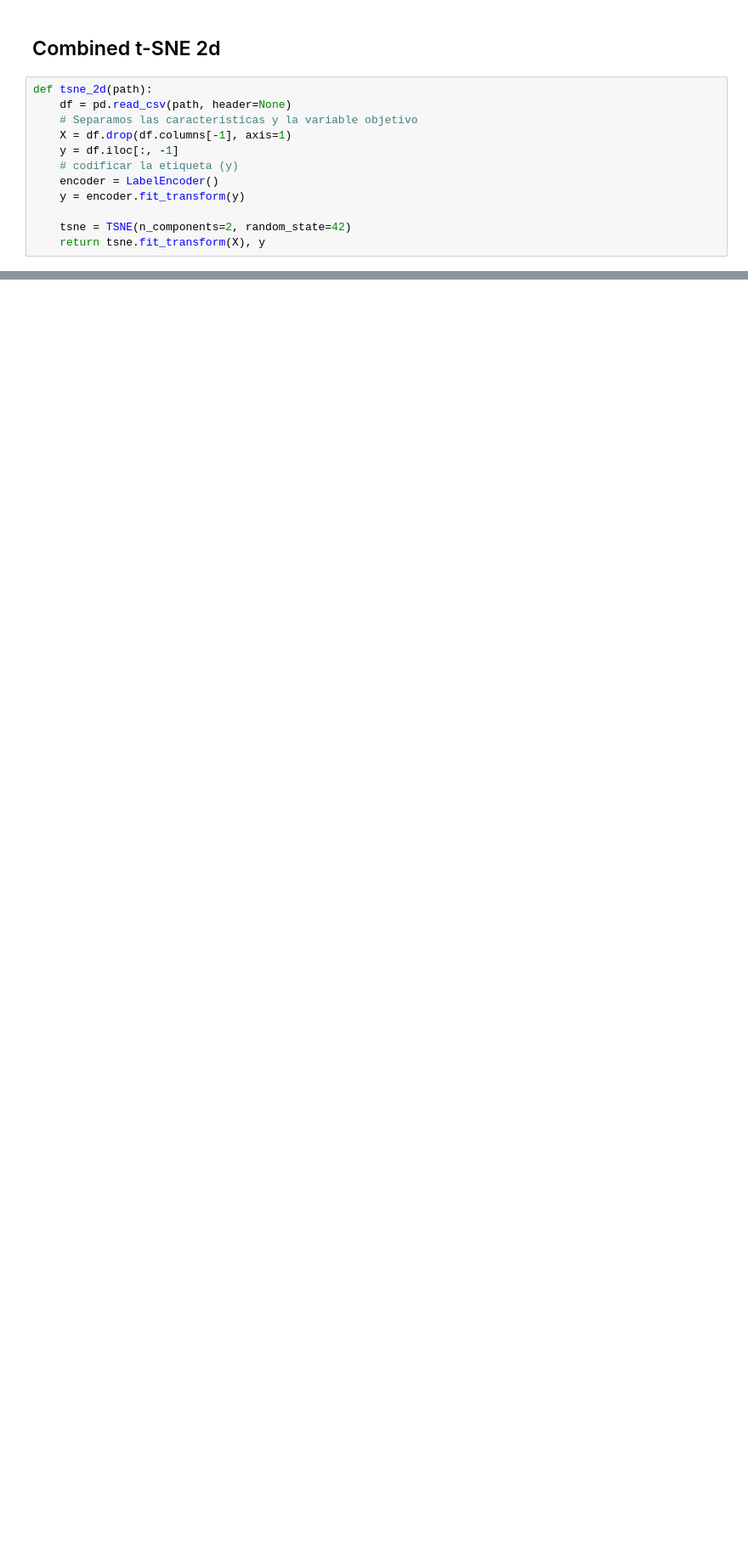
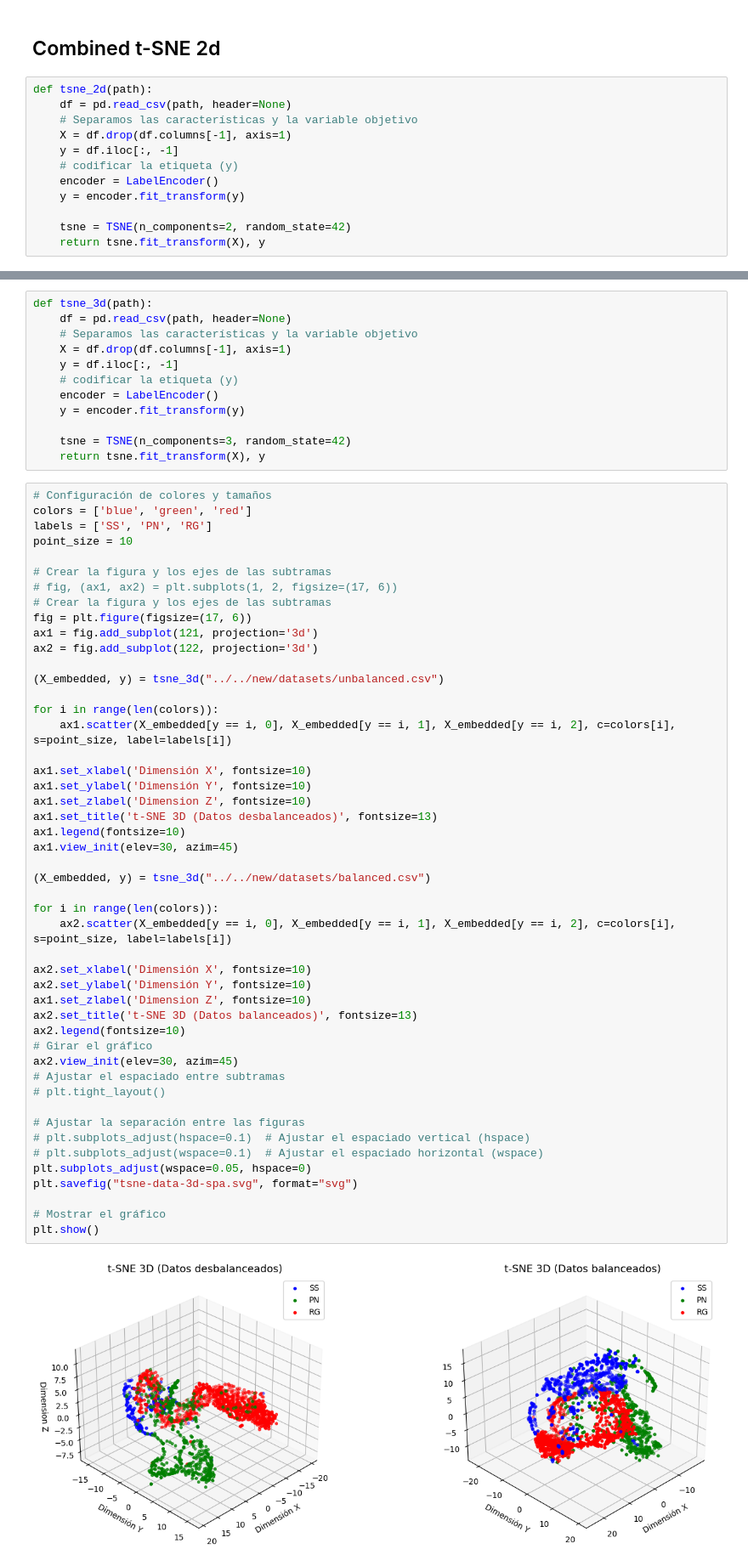
Before and after one commit to opcruz/gaiaDR3ML, a Jupyter notebook: GaiaXpy/TSNE/TSNE_SNG.ipynb, the cells around one changed output, grey strips where cells are left out. Shown at 85% size. Drawn from its saved outputs; the diff is of its cells as text; blank space fills up the shorter version.

```diff
--- a/GaiaXpy/TSNE/TSNE_SNG.ipynb
+++ b/GaiaXpy/TSNE/TSNE_SNG.ipynb
@@ -187,0 +190,62 @@ plt.show()
+# %%
+def tsne_3d(path):
+    df = pd.read_csv(path, header=None)
+    # Separamos las características y la variable objetivo
+    X = df.drop(df.columns[-1], axis=1)
+    y = df.iloc[:, -1]
+    # codificar la etiqueta (y)
+    encoder = LabelEncoder()
+    y = encoder.fit_transform(y)
+
+    tsne = TSNE(n_components=3, random_state=42)
+    return tsne.fit_transform(X), y
+# %%
+# Configuración de colores y tamaños
+colors = ['blue', 'green', 'red']
+labels = ['SS', 'PN', 'RG']
+point_size = 10
+
+# Crear la figura y los ejes de las subtramas
+# fig, (ax1, ax2) = plt.subplots(1, 2, figsize=(17, 6))
+# Crear la figura y los ejes de las subtramas
+fig = plt.figure(figsize=(17, 6))
+ax1 = fig.add_subplot(121, projection='3d')
+ax2 = fig.add_subplot(122, projection='3d')
+
+(X_embedded, y) = tsne_3d("../../new/datasets/unbalanced.csv")
+
+for i in range(len(colors)):
+    ax1.scatter(X_embedded[y == i, 0], X_embedded[y == i, 1], X_embedded[y == i, 2], c=colors[i], s=point_size, label=labels[i])
+
+ax1.set_xlabel('Dimensión X', fontsize=10)
+ax1.set_ylabel('Dimensión Y', fontsize=10)
+ax1.set_zlabel('Dimension Z', fontsize=10)
+ax1.set_title('t-SNE 3D (Datos desbalanceados)', fontsize=13)
+ax1.legend(fontsize=10)
+ax1.view_init(elev=30, azim=45)
+
+(X_embedded, y) = tsne_3d("../../new/datasets/balanced.csv")
+
+for i in range(len(colors)):
+    ax2.scatter(X_embedded[y == i, 0], X_embedded[y == i, 1], X_embedded[y == i, 2], c=colors[i], s=point_size, label=labels[i])
+
+ax2.set_xlabel('Dimensión X', fontsize=10)
+ax2.set_ylabel('Dimensión Y', fontsize=10)
+ax1.set_zlabel('Dimension Z', fontsize=10)
+ax2.set_title('t-SNE 3D (Datos balanceados)', fontsize=13)
+ax2.legend(fontsize=10)
+# Girar el gráfico
+ax2.view_init(elev=30, azim=45)
+# Ajustar el espaciado entre subtramas
+# plt.tight_layout()
+
+# Ajustar la separación entre las figuras
+# plt.subplots_adjust(hspace=0.1)  # Ajustar el espaciado vertical (hspace)
+# plt.subplots_adjust(wspace=0.1)  # Ajustar el espaciado horizontal (wspace)
+plt.subplots_adjust(wspace=0.05, hspace=0)
+plt.savefig("tsne-data-3d-spa.svg", format="svg")
+
+# Mostrar el gráfico
+plt.show()
+# %% [output]
+[figure, added]
```
Also changed, not shown: parts of 2 cells of this notebook, 7 other files.
